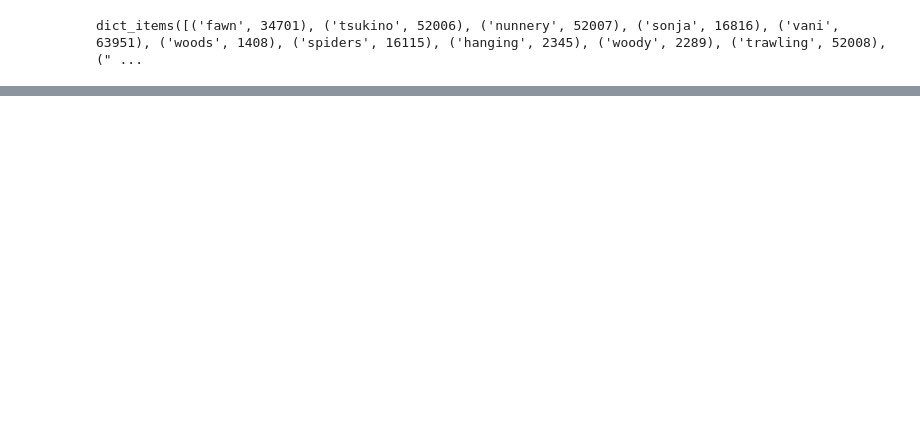
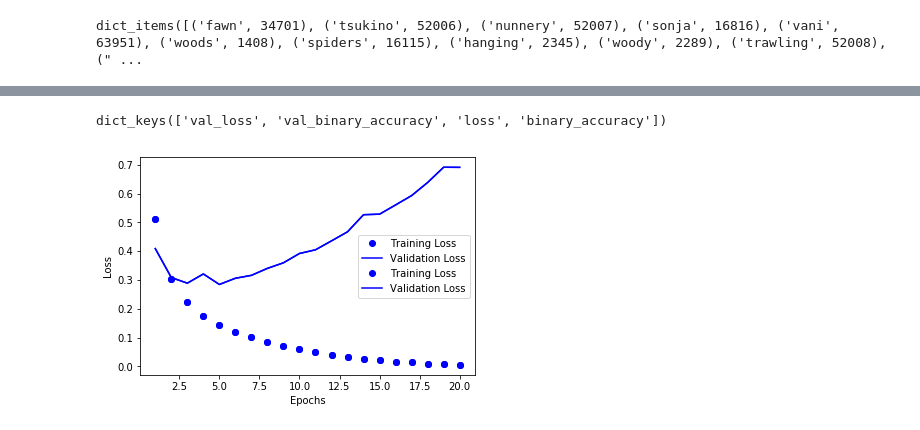
Before and after one commit to HimanshuKumar111/dl-nbs-keras, a Jupyter notebook: movie-review.ipynb, the cells around one changed output, grey strips where cells are left out. Drawn from its saved outputs; the diff is of its cells as text; code cells hidden in the pictures; blank space fills up the shorter version.

```diff
--- a/Untitled.ipynb
+++ b/movie-review.ipynb
@@ -61,0 +68,25 @@ model = models.Sequential()
+# %%
+from keras import optimizers
+
+model.compile(optimizer = optimizers.RMSprop(lr=0.001),
+              loss = 'binary_crossentropy',
+              metrics =['accuracy'])
+# %%
+from keras import optimizers
+from keras import metrics
+
+model.compile(optimizer = optimizers.RMSprop(lr=0.001),
+              loss = 'binary_crossentropy',
+              metrics = [metrics.binary_accuracy])
+# %%
+x_val = x_train[:10000]
+partial_x_train = x_train[10000:]
+
+y_val = y_train[:10000]
+partial_y_train = y_train[10000:]
+# %%
+history = model.fit(partial_x_train,
+                    partial_y_train,
+                    epochs = 20,
+                    batch_size = 512,
+                    validation_data = (x_val,y_val))
@@ -61,0 +111,22 @@ model = models.Sequential()
+# %%
+history_dict = history.history
+history_dict.keys()
+# %% [output]
+dict_keys(['val_loss', 'val_binary_accuracy', 'loss', 'binary_accuracy'])
+# %%
+#plotting accuracy and loss function with matplotib
+import matplotlib.pyplot as plt
+acc = history.history['binary_accuracy']
+val_acc = history.history['val_binary_accuracy']
+loss = history.history['loss']
+val_loss = history.history['val_loss']
+
+epochs = range(1,len(acc)+1)
+plt.plot(epochs,loss,'bo',label='Training Loss')
+plt.plot(epochs,val_loss,'b',label='Validation Loss')
+plt.xlabel('Epochs')
+plt.ylabel('Loss')
+plt.legend()
+plt.show()
+# %% [output]
+[figure, added]
```
Also changed, not shown: parts of 12 cells of this notebook.
